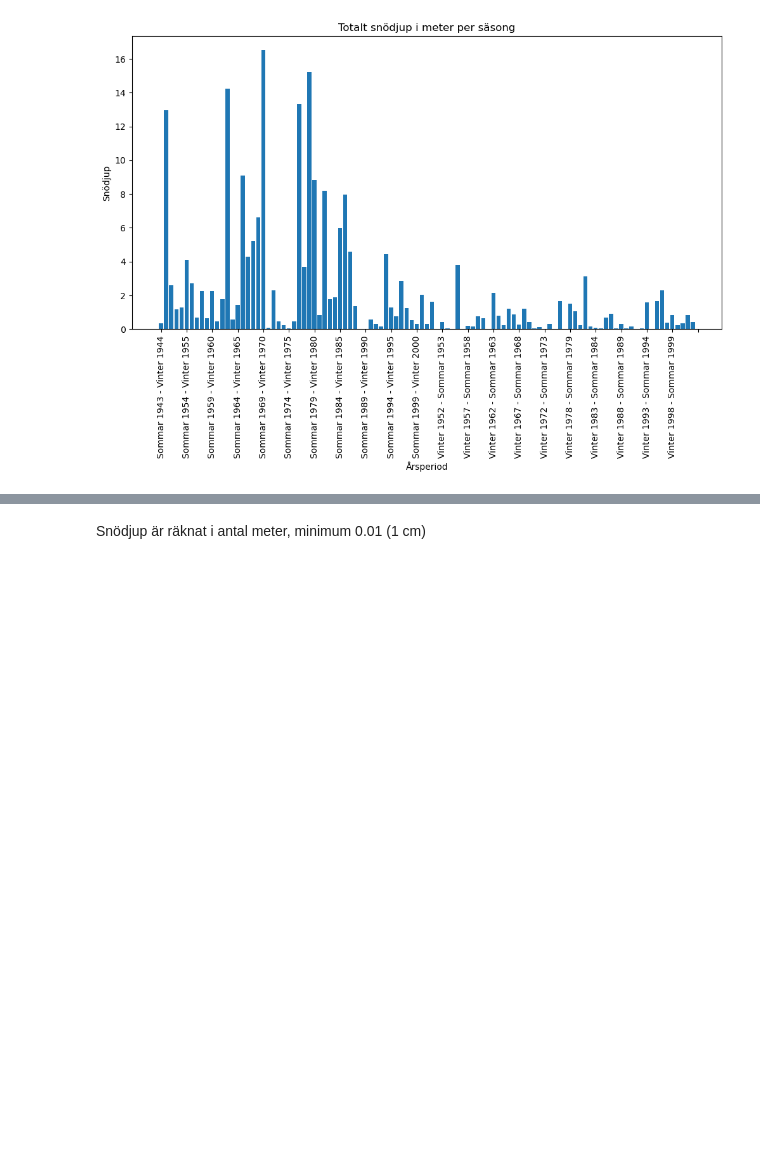
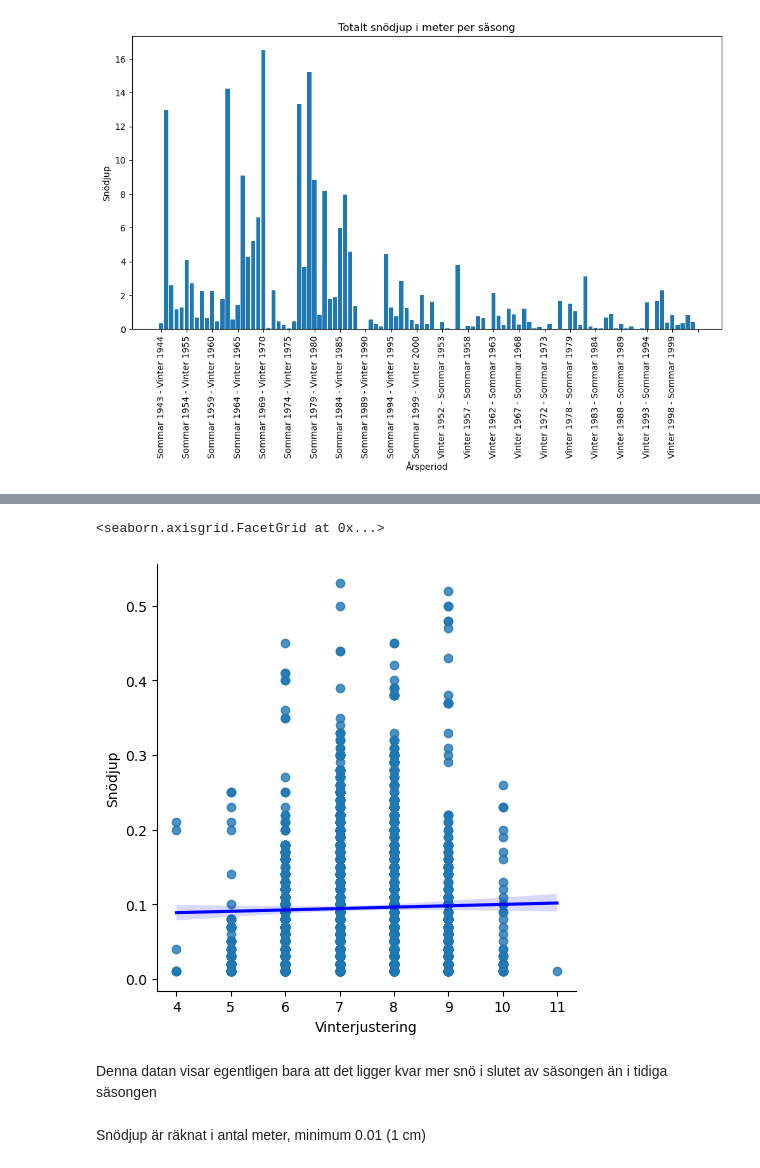
Before and after one commit to msteele919/projectwork, a Jupyter notebook: Kristoffer/plotting.ipynb, the cells around one changed output, grey strips where cells are left out. Drawn from its saved outputs; the diff is of its cells as text; code cells hidden in the pictures; blank space fills up the shorter version.

```diff
--- a/Kristoffer/plotting.ipynb
+++ b/Kristoffer/plotting.ipynb
@@ -362,3 +378,11 @@ plt.show()
+# %%
+snodjup4 = snodjup3.query("Snödjup >= .01")
+sns.lmplot(data = snodjup4, x = 'Vinterjustering', y = 'Snödjup', line_kws={'color' : 'blue'})
+# %% [output]
+<seaborn.axisgrid.FacetGrid at 0x...>
+[figure, added]
+# %% [markdown]
+Denna datan visar egentligen bara att det ligger kvar mer snö i slutet av säsongen än i tidiga säsongen
 # %% [markdown]
 Snödjup är räknat i antal meter, minimum 0.01 (1 cm)
 # %%
```
Also changed, not shown: parts of 25 cells of this notebook, 8 other files.
